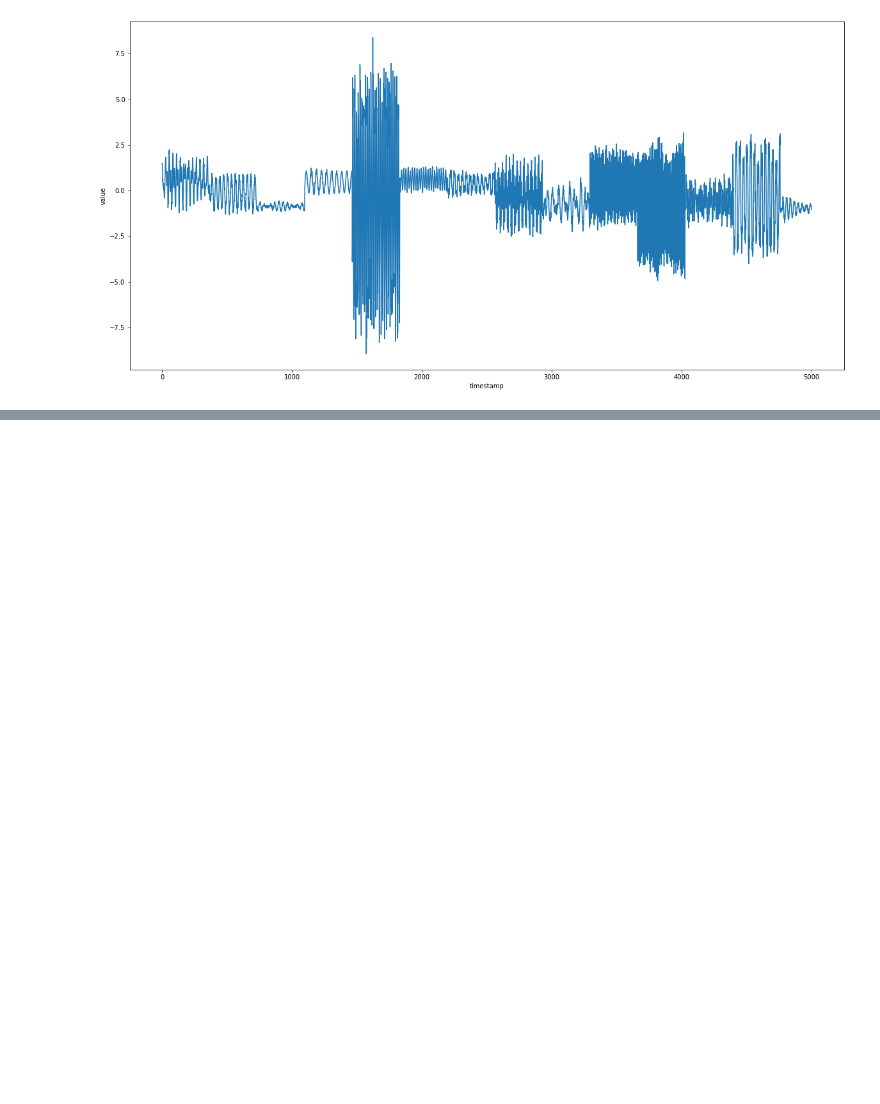
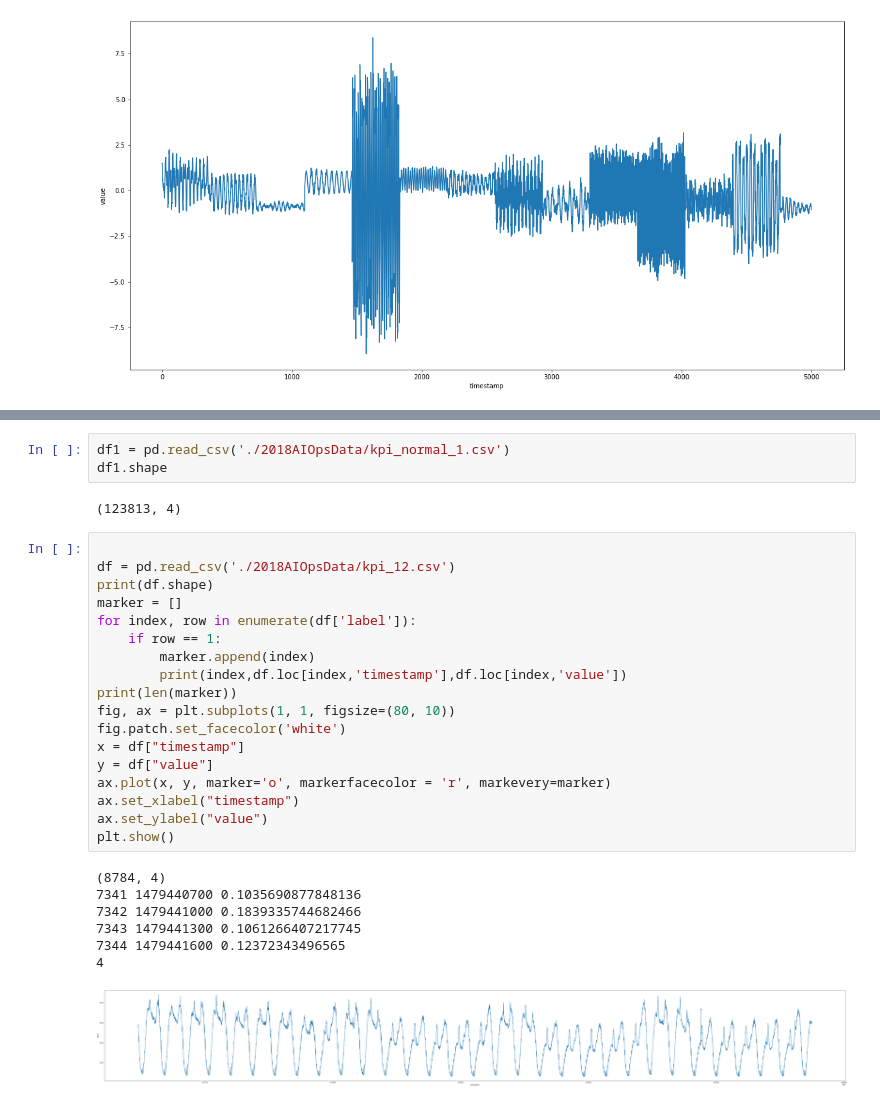
Before and after one commit to NASA1nk/TimeSeries, a Jupyter notebook: Experiment/data/data_process.ipynb, the cells around one changed output, grey strips where cells are left out. Cells and saved outputs as stored; diff of their text form; blank space fills up the shorter version.

```diff
--- a/Experiment/data/data_process.ipynb
+++ b/Experiment/data/data_process.ipynb
@@ -231,0 +249,31 @@ data.head()
+# %%
+df1 = pd.read_csv('./2018AIOpsData/kpi_normal_1.csv')
+df1.shape
+# %% [output]
+(123813, 4)
+# %%
+
+df = pd.read_csv('./2018AIOpsData/kpi_12.csv')
+print(df.shape)
+marker = []
+for index, row in enumerate(df['label']):
+    if row == 1:
+        marker.append(index)
+        print(index,df.loc[index,'timestamp'],df.loc[index,'value'])
+print(len(marker))
+fig, ax = plt.subplots(1, 1, figsize=(80, 10))
+fig.patch.set_facecolor('white')
+x = df["timestamp"]
+y = df["value"]
+ax.plot(x, y, marker='o', markerfacecolor = 'r', markevery=marker)
+ax.set_xlabel("timestamp")
+ax.set_ylabel("value")
+plt.show()
+# %% [output]
+(8784, 4)
+7341 1479440700 0.1035690877848136
+7342 1479441000 0.1839335744682466
+7343 1479441300 0.1061266407217745
+7344 1479441600 0.12372343496565
+4
+[figure, added]
```
Also changed, not shown: parts of 3 cells of this notebook, 19 other files.
